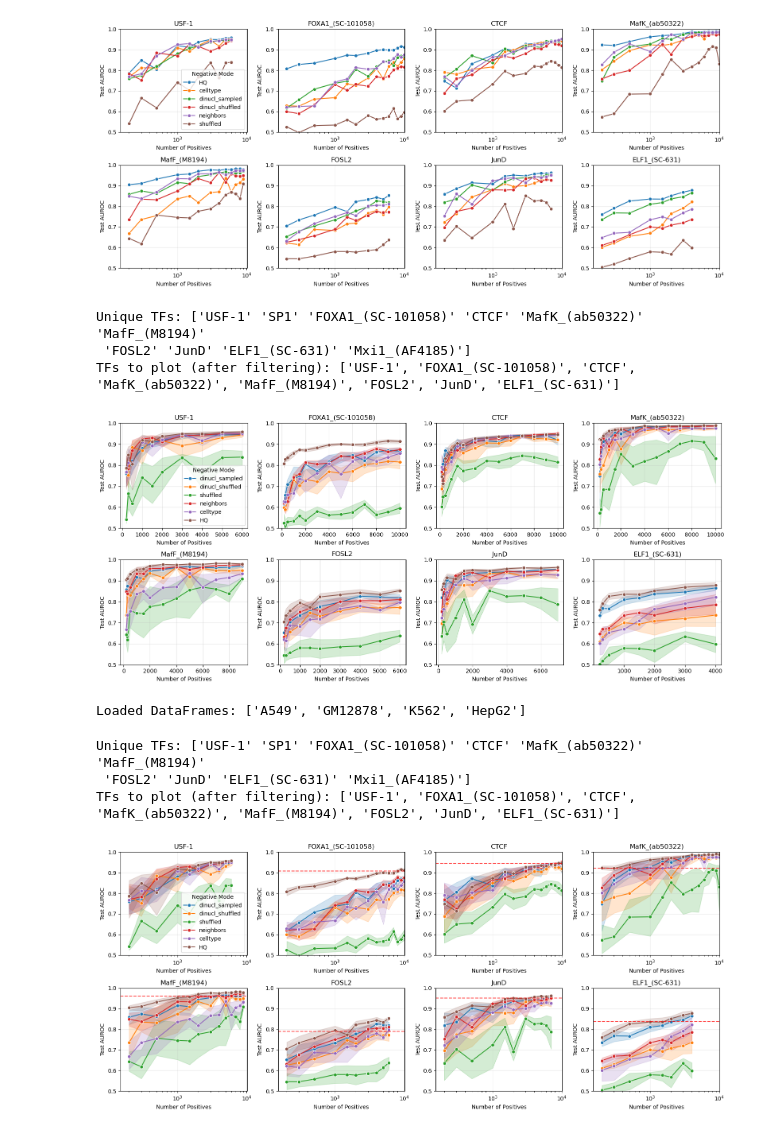
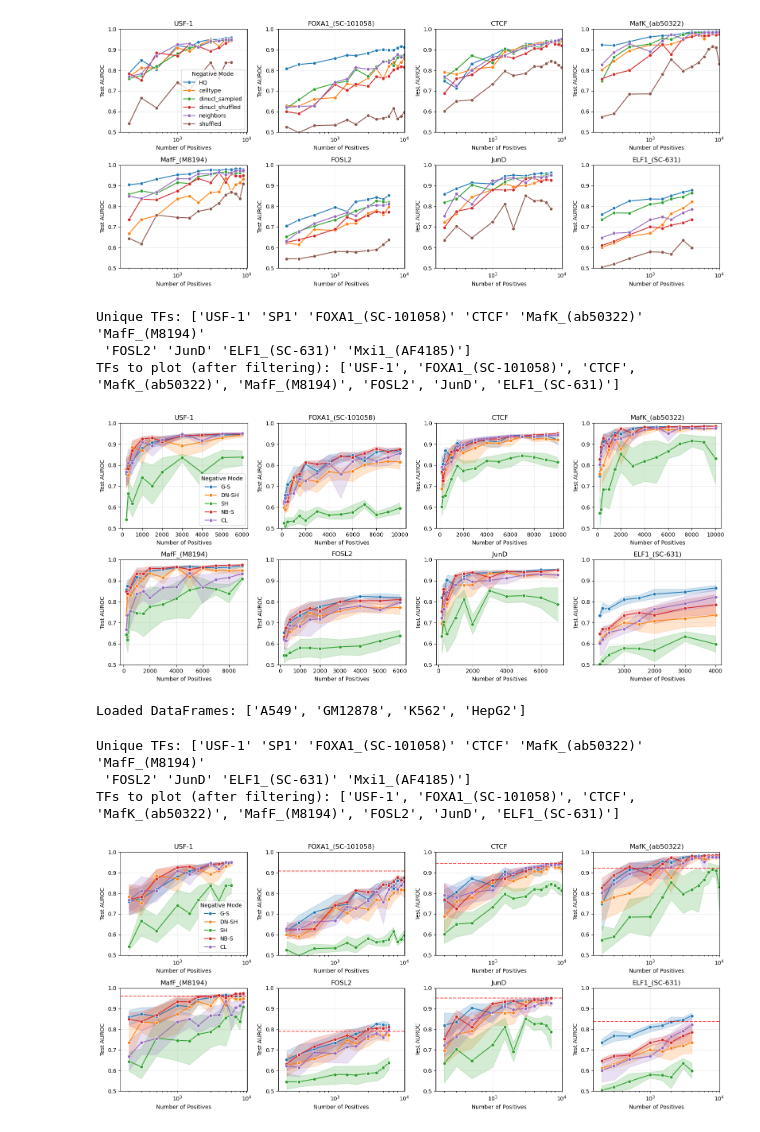
Before and after one commit to NatanTourne/TFBS-negatives, a Jupyter notebook: testing_ground/20250812_effect_of_num_pos.ipynb, the cells around one changed output. Drawn from its saved outputs; the diff is of its cells as text; code cells hidden in the pictures.

```diff
--- a/testing_ground/20250812_effect_of_num_pos.ipynb
+++ b/testing_ground/20250812_effect_of_num_pos.ipynb
@@ -363,6 +365,16 @@ plt.show()
 # %% [output]
 [figure]
 # %%
+neg_mode_labels = {
+    'dinucl_sampled': 'G-S',
+    'dinucl_shuffled': 'DN-SH',
+    'neighbors': 'NB-S',
+    'shuffled': 'SH',
+    'motif': "PWM",
+    'celltype': 'CL',
+    'HQ training': 'HQ'
+}
+
 # Get unique TFs
 unique_tfs = results_df['TF'].unique()
 print(f"Unique TFs: {unique_tfs}")
@@ -390,6 +402,7 @@ for i, tf in enumerate(unique_tfs):
         on=['neg_mode', 'cross_val_set'],
         how='left'
     )
+    tf_with_negatives['neg_mode'] = tf_with_negatives['neg_mode'].map(neg_mode_labels)
 
     # Create the lineplot
     sns.lineplot(data=tf_with_negatives, x='pos_limit', y='AUROC_HQ', hue='neg_mode',
@@ -404,7 +417,7 @@ for i, tf in enumerate(unique_tfs):
 
     # Adjust legend
     if i == 0:
-        axes[i].legend(title='Negative Mode', loc='lower right')
+        axes[i].legend(title='Negatives', loc='lower right')
     else:
         axes[i].legend().set_visible(False)
 
@@ -488,6 +501,16 @@ print(f"Unique TFs: {unique_tfs}")
 # Filter out SP1 and Mxi1_(AF4185) from the TFs to plot
 unique_tfs = [tf for tf in unique_tfs if tf not in ['SP1', 'Mxi1_(AF4185)']]
 print(f"TFs to plot (after filtering): {unique_tfs}")
+
+neg_mode_labels = {
+    'dinucl_sampled': 'G-S',
+    'dinucl_shuffled': 'DN-SH',
+    'neighbors': 'NB-S',
+    'shuffled': 'SH',
+    'motif': "PWM",
+    'celltype': 'CL',
+    'HQ training': 'HQ'
+}
 
 # Create subplots
 n_tfs = len(unique_tfs)
@@ -508,36 +531,37 @@ for i, tf in enumerate(unique_tfs):
         on=['neg_mode', 'cross_val_set'],
         how='left'
     )
+    tf_with_negatives['neg_mode'] = tf_with_negatives['neg_mode'].map(neg_mode_labels)
 
     # Create the lineplot
     sns.lineplot(data=tf_with_negatives, x='pos_limit', y='AUROC_HQ', hue='neg_mode',
                 marker='o', ax=axes[i])
     axes[i].set_xlabel('Number of Positives')
     axes[i].set_ylim(0.5, 1.0)  # Set y-axis limits for better visibility
     axes[i].set_ylabel('Test AUROC')
     axes[i].set_title(f'{tf}')
     axes[i].grid(True, alpha=0.3)
     #axes[i].set_xscale('log')  # Set x-axis to logarithmic scale for better visibility of differences
 
     # Adjust legend
     if i == 0:
         axes[i].legend(title='Negative Mode', loc='lower right')
     else:
         axes[i].legend().set_visible(False)
 
 # Hide any unused subplots
 for i in range(n_tfs, len(axes)):
     axes[i].set_visible(False)
 
 # Adjust layout
 plt.tight_layout()
 #plt.savefig('num_pos.pdf', bbox_inches='tight', dpi=300)
 plt.show()
 # %% [output]
 Unique TFs: ['USF-1' 'SP1' 'FOXA1_(SC-101058)' 'CTCF' 'MafK_(ab50322)' 'MafF_(M8194)'
  'FOSL2' 'JunD' 'ELF1_(SC-631)' 'Mxi1_(AF4185)']
 TFs to plot (after filtering): ['USF-1', 'FOXA1_(SC-101058)', 'CTCF', 'MafK_(ab50322)', 'MafF_(M8194)', 'FOSL2', 'JunD', 'ELF1_(SC-631)']
-[figure, old version]
+[figure, new version]
 # %%
 import os
 
@@ -612,7 +636,7 @@ for i, tf in enumerate(unique_tfs):
         on=['neg_mode', 'cross_val_set'],
         how='left'
     )
-
+    tf_with_negatives['neg_mode'] = tf_with_negatives['neg_mode'].map(neg_mode_labels)
     # Create the lineplot
     sns.lineplot(data=tf_with_negatives, x='pos_limit', y='AUROC_HQ', hue='neg_mode',
                 marker='o', ax=axes[i])
@@ -647,4 +671,4 @@ plt.show()
 Unique TFs: ['USF-1' 'SP1' 'FOXA1_(SC-101058)' 'CTCF' 'MafK_(ab50322)' 'MafF_(M8194)'
  'FOSL2' 'JunD' 'ELF1_(SC-631)' 'Mxi1_(AF4185)']
 TFs to plot (after filtering): ['USF-1', 'FOXA1_(SC-101058)', 'CTCF', 'MafK_(ab50322)', 'MafF_(M8194)', 'FOSL2', 'JunD', 'ELF1_(SC-631)']
-[figure, old version]
+[figure, new version]
```
Also changed, not shown: parts of 2 cells of this notebook, 13 other files.
